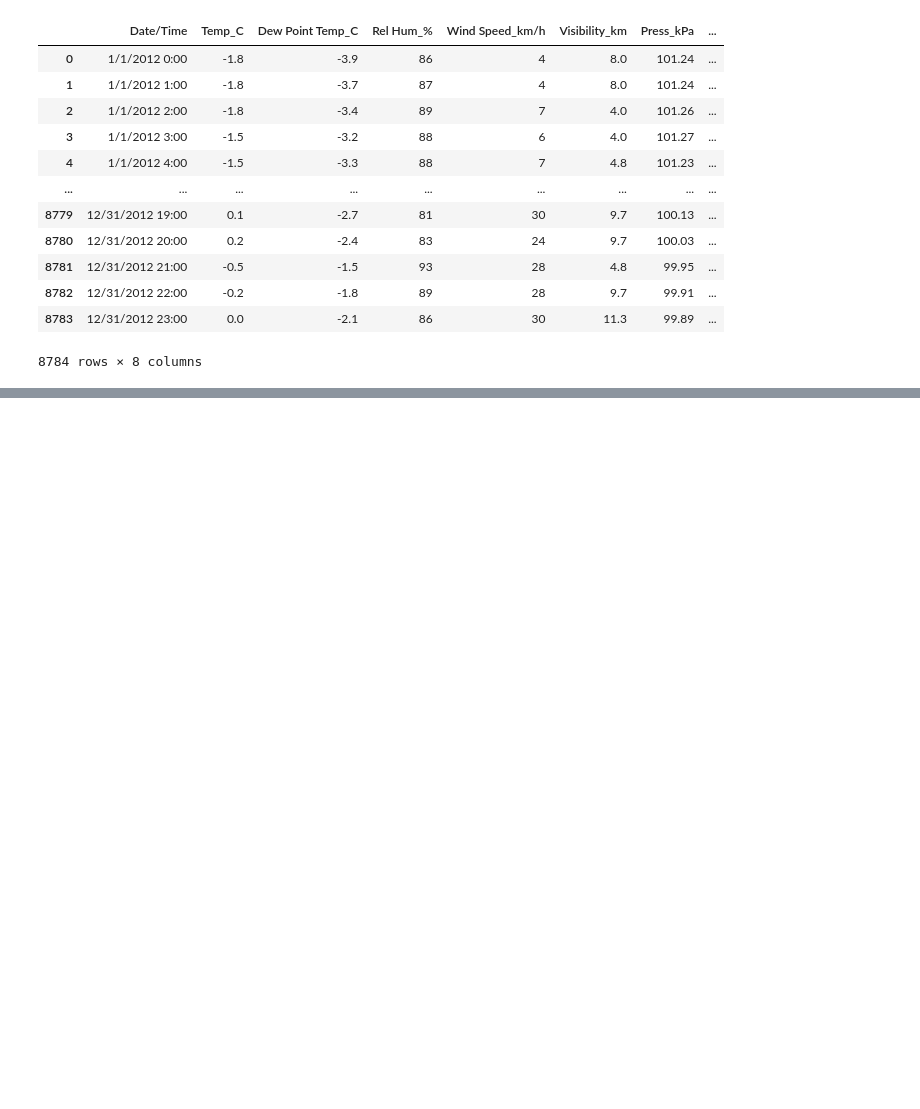
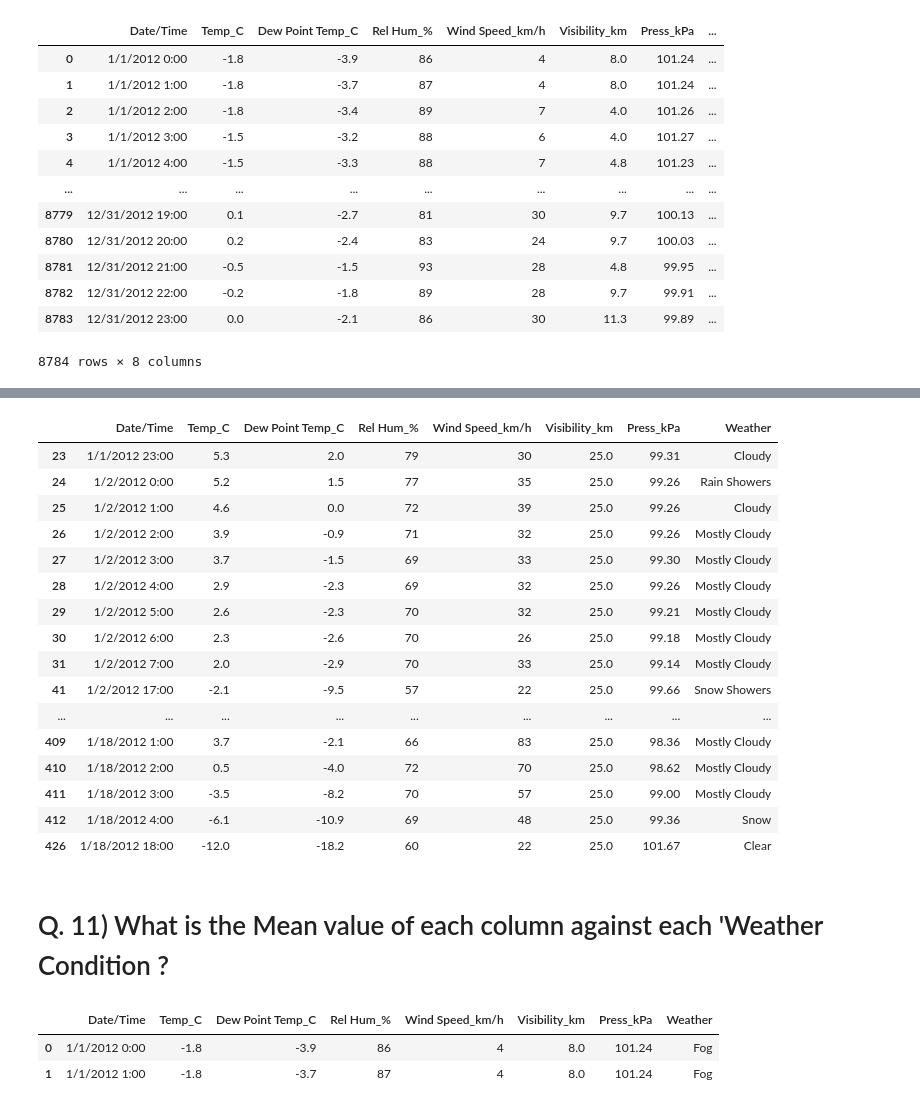
Before and after one commit to MuthuswamyNadar/Python-DSA, a Jupyter notebook: Project file (pandas)/Project_1/Projects_1.ipynb, the cells around one changed output, grey strips where cells are left out. Saved outputs shown, nothing was run; the diff lists cells and outputs as text; code cells hidden in the pictures; blank space fills up the shorter version.

```diff
--- a/Project file (pandas)/Project_1/Projects_1.ipynb
+++ b/Project file (pandas)/Project_1/Projects_1.ipynb
@@ -317,0 +431,28 @@ data.rename(columns={'Weather': 'Weather conditions'})
+# %%
+data[(data['Wind Speed_km/h']>20) & (data['Visibility_km']==25)]
+# %% [output]
+|  | Date/Time | Temp_C | Dew Point Temp_C | Rel Hum_% | Wind Speed_km/h | Visibility_km | Press_kPa | Weather |
+| 23 | 1/1/2012 23:00 | 5.3 | 2.0 | 79 | 30 | 25.0 | 99.31 | Cloudy |
+| 24 | 1/2/2012 0:00 | 5.2 | 1.5 | 77 | 35 | 25.0 | 99.26 | Rain Showers |
+| 25 | 1/2/2012 1:00 | 4.6 | 0.0 | 72 | 39 | 25.0 | 99.26 | Cloudy |
+| 26 | 1/2/2012 2:00 | 3.9 | -0.9 | 71 | 32 | 25.0 | 99.26 | Mostly Cloudy |
+| 27 | 1/2/2012 3:00 | 3.7 | -1.5 | 69 | 33 | 25.0 | 99.30 | Mostly Cloudy |
+| 28 | 1/2/2012 4:00 | 2.9 | -2.3 | 69 | 32 | 25.0 | 99.26 | Mostly Cloudy |
+| 29 | 1/2/2012 5:00 | 2.6 | -2.3 | 70 | 32 | 25.0 | 99.21 | Mostly Cloudy |
+| 30 | 1/2/2012 6:00 | 2.3 | -2.6 | 70 | 26 | 25.0 | 99.18 | Mostly Cloudy |
+| 31 | 1/2/2012 7:00 | 2.0 | -2.9 | 70 | 33 | 25.0 | 99.14 | Mostly Cloudy |
+| 41 | 1/2/2012 17:00 | -2.1 | -9.5 | 57 | 22 | 25.0 | 99.66 | Snow Showers |
+| ... | ... | ... | ... | ... | ... | ... | ... | ... |
+| 409 | 1/18/2012 1:00 | 3.7 | -2.1 | 66 | 83 | 25.0 | 98.36 | Mostly Cloudy |
+| 410 | 1/18/2012 2:00 | 0.5 | -4.0 | 72 | 70 | 25.0 | 98.62 | Mostly Cloudy |
+| 411 | 1/18/2012 3:00 | -3.5 | -8.2 | 70 | 57 | 25.0 | 99.00 | Mostly Cloudy |
+| 412 | 1/18/2012 4:00 | -6.1 | -10.9 | 69 | 48 | 25.0 | 99.36 | Snow |
+| 426 | 1/18/2012 18:00 | -12.0 | -18.2 | 60 | 22 | 25.0 | 101.67 | Clear |
+# %% [markdown]
+# Q. 11) What is the Mean value of each column against each 'Weather Condition ?
+# %%
+data.head(2)
+# %% [output]
+|  | Date/Time | Temp_C | Dew Point Temp_C | Rel Hum_% | Wind Speed_km/h | Visibility_km | Press_kPa | Weather |
+| 0 | 1/1/2012 0:00 | -1.8 | -3.9 | 86 | 4 | 8.0 | 101.24 | Fog |
+| 1 | 1/1/2012 1:00 | -1.8 | -3.7 | 87 | 4 | 8.0 | 101.24 | Fog |
```
Also changed, not shown: parts of 28 cells of this notebook.
